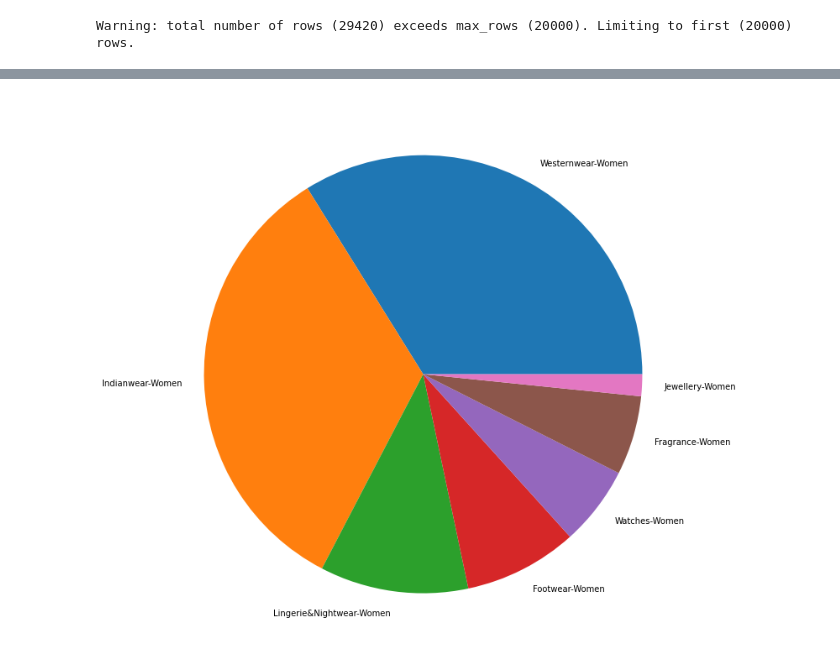
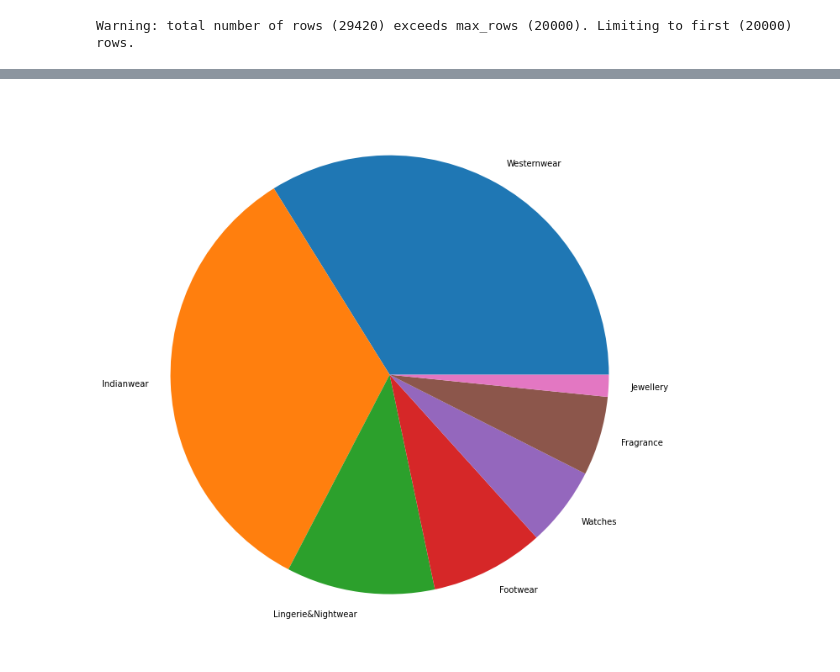
Before and after one commit to MichalinaH/DataScienceStudies, a Jupyter notebook: DataScienceClub/DSC_projekt.ipynb, the cells around one changed output, grey strips where cells are left out. Drawn from its saved outputs; the diff is of its cells as text; code cells hidden in the pictures.

```diff
--- a/DataScienceClub/DSC_projekt.ipynb
+++ b/DataScienceClub/DSC_projekt.ipynb
@@ -108,0 +130,2 @@ Warning: total number of rows (29420) exceeds max_rows (20000). Limiting to firs
+# %%
+df['Discount']=df['Discount'].str.replace('% off','')
@@ -108,0 +138,2 @@ Warning: total number of rows (29420) exceeds max_rows (20000). Limiting to firs
+# %%
+df['MRP']=df['MRP'].str.replace('Rs\n','')
@@ -108,0 +146,4 @@ Warning: total number of rows (29420) exceeds max_rows (20000). Limiting to firs
+# %%
+df['Discount']=df['Discount'].astype(float)
+df['SellPrice']=df['SellPrice'].astype(int)
+df['MRP']=df['MRP'].astype(float)
@@ -108,0 +199,3 @@ Warning: total number of rows (29420) exceeds max_rows (20000). Limiting to firs
+# %%
+df[['category', 'sex',]] = df['Category'].apply(lambda x: pd.Series(str(x).split("-")))
+df
@@ -109,6 +221,6 @@ Warning: total number of rows (29420) exceeds max_rows (20000). Limiting to firs
 # %%
 plt.figure(figsize=(12,12))
-plt.pie(df['Category'].value_counts(), labels=df['Category'].unique())
+plt.pie(df['category'].value_counts(), labels=df['category'].unique())
 plt.show()
 # %% [output]
-[figure, old version]
+[figure, new version]
```
Also changed, not shown: parts of 8 cells of this notebook.
